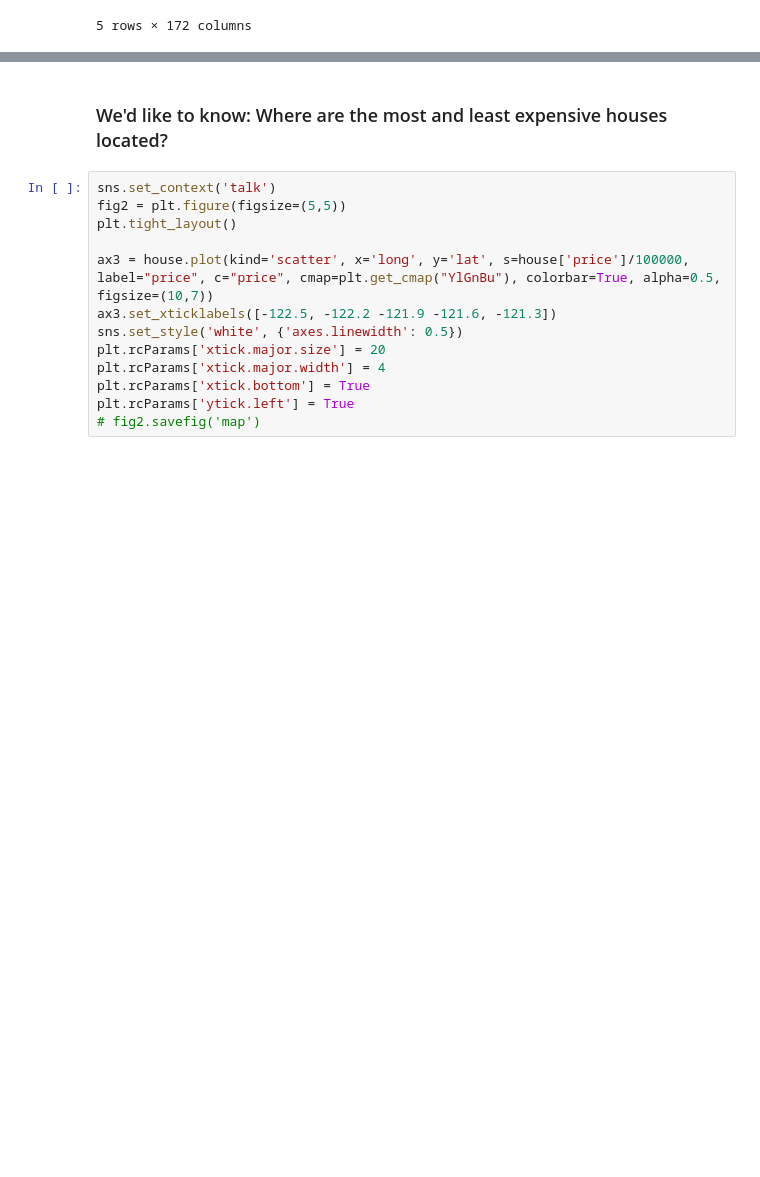
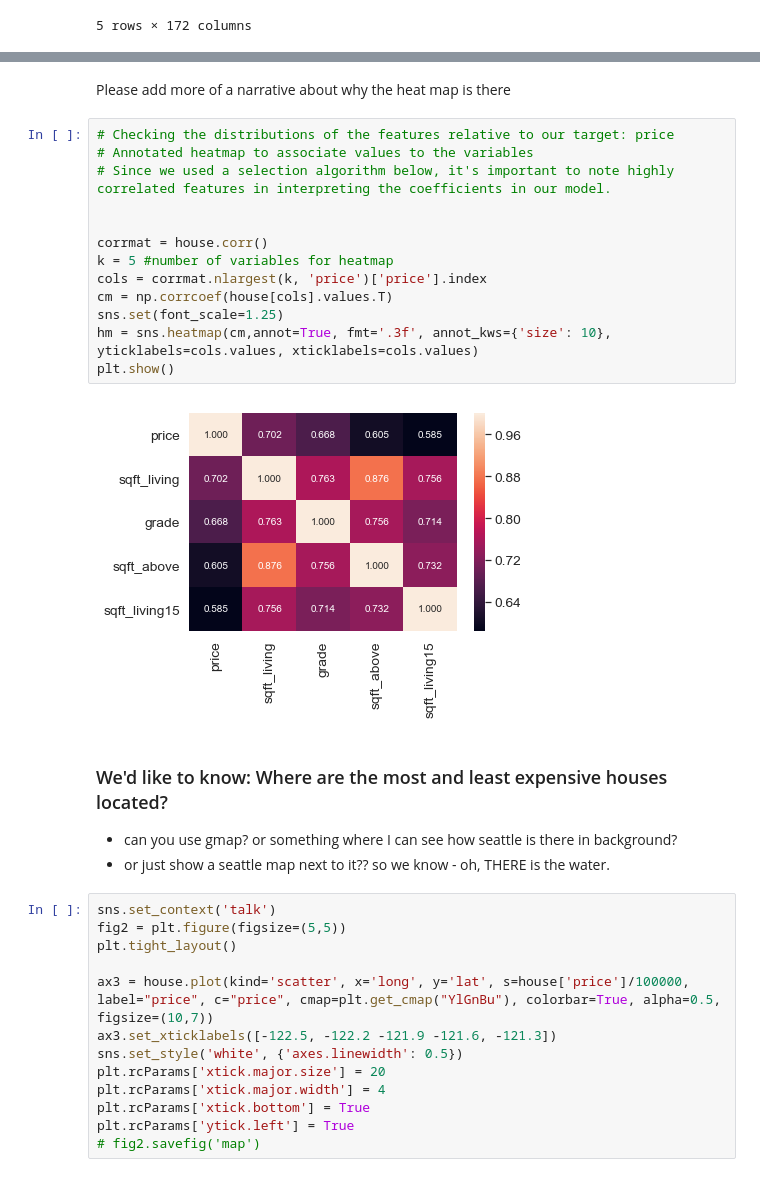
Before and after one commit to kemepley/Project_1, a Jupyter notebook: Project Results .ipynb, the cells around one changed output, grey strips where cells are left out. Drawn from its saved outputs; the diff is of its cells as text; blank space fills up the shorter version.

```diff
--- a/Project Results .ipynb
+++ b/Project Results .ipynb
@@ -107,5 +120,25 @@ clean_house.head()
+# %% [markdown]
+Please add more of a narrative about why the heat map is there
+# %%
+# Checking the distributions of the features relative to our target: price
+# Annotated heatmap to associate values to the variables
+# Since we used a selection algorithm below, it's important to note highly correlated features in interpreting the coefficients in our model.
+
+
+corrmat = house.corr()
+k = 5 #number of variables for heatmap
+cols = corrmat.nlargest(k, 'price')['price'].index
+cm = np.corrcoef(house[cols].values.T)
+sns.set(font_scale=1.25)
+hm = sns.heatmap(cm,annot=True, fmt='.3f', annot_kws={'size': 10}, yticklabels=cols.values, xticklabels=cols.values)
+plt.show()
+# %% [output]
+[figure, added]
 # %% [markdown]
 ### We'd like to know: Where are the most and least expensive houses located?
+
+- can you use gmap? or something where I can see how seattle is there in background?
+- or just show a seattle map next to it?? so we know - oh, THERE is the water.
 # %%
 sns.set_context('talk')
 fig2 = plt.figure(figsize=(5,5))
```
Also changed, not shown: parts of 20 cells of this notebook.
